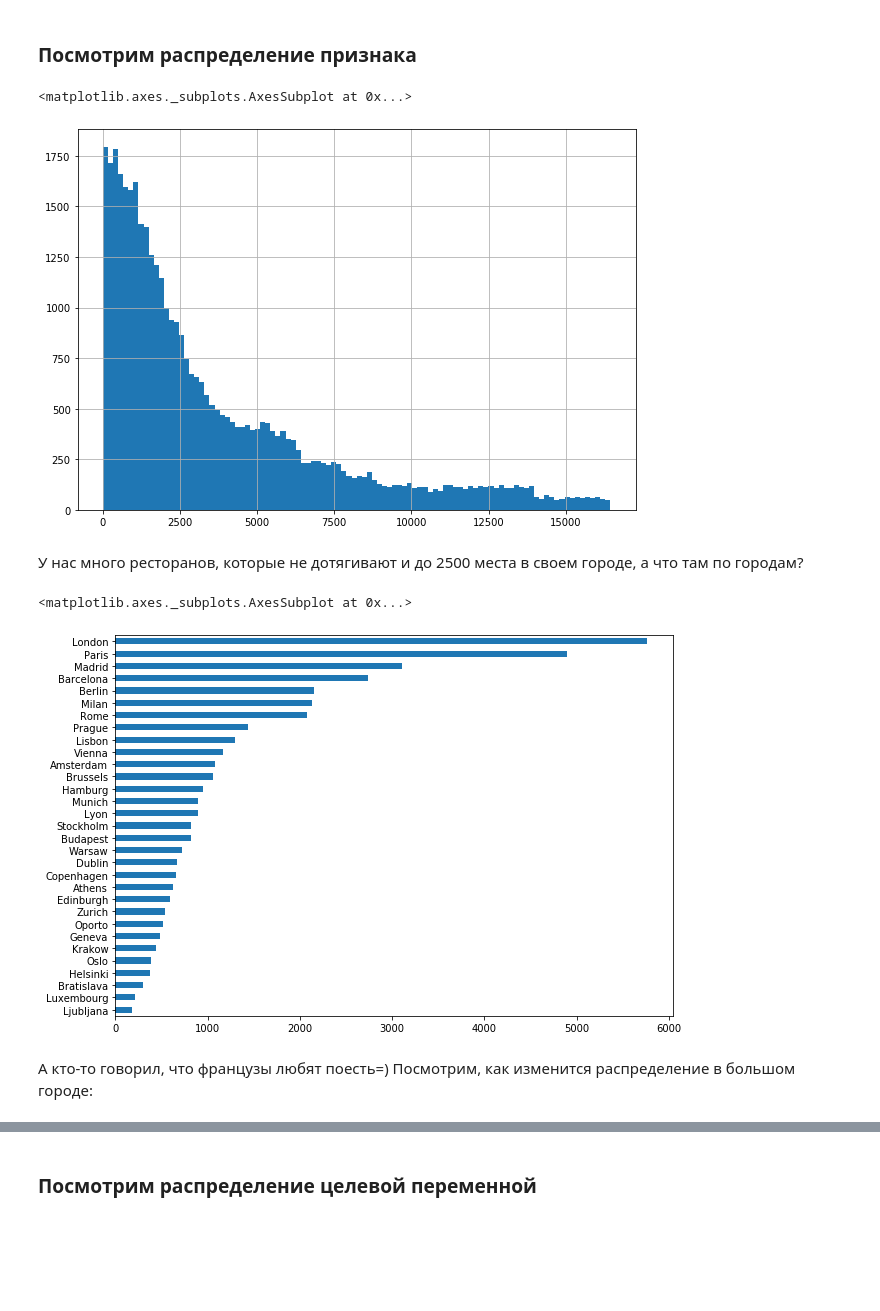
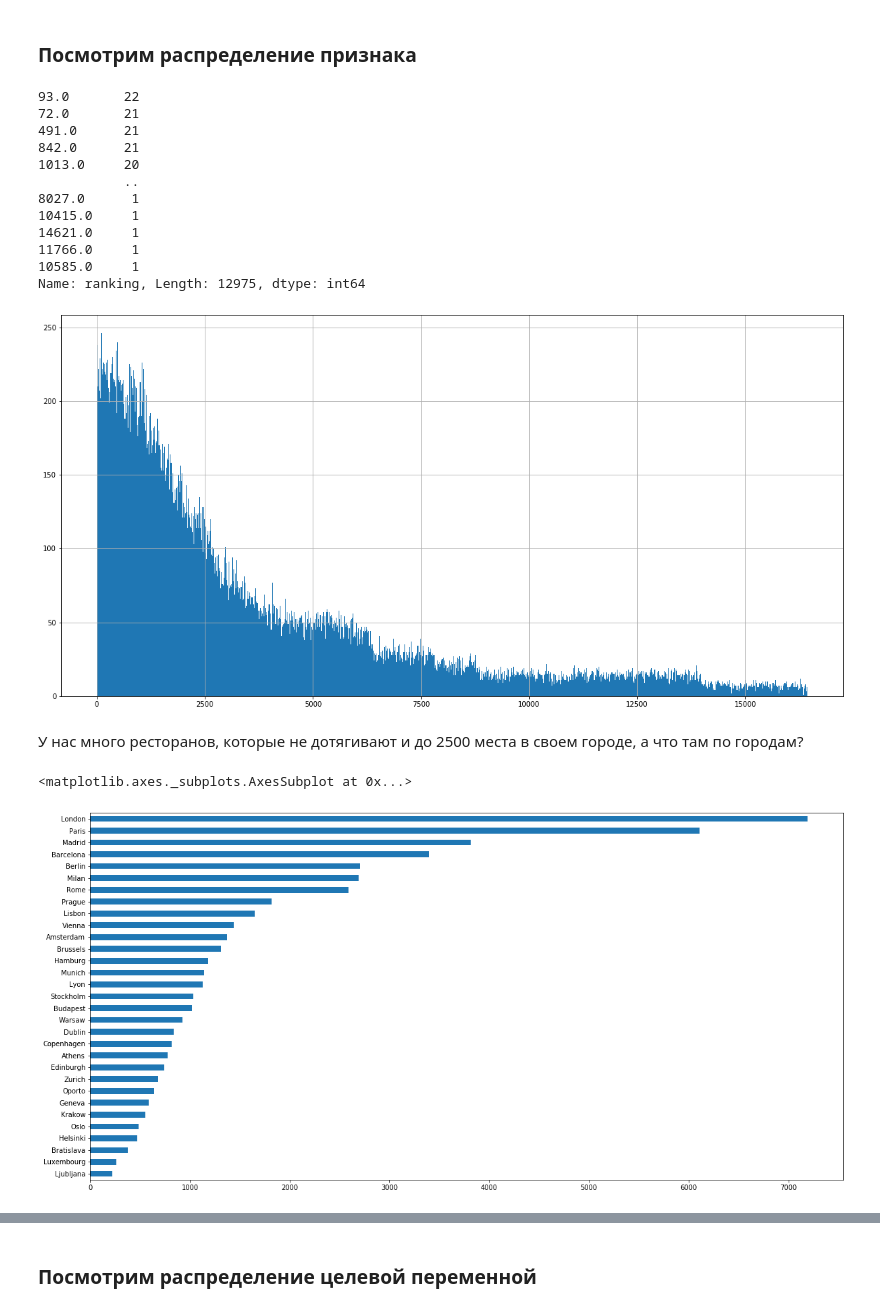
Before and after one commit to oabazhanova/oabazhanova_rep, a Jupyter notebook: module_3/baseline-sf-tripadvisor-rating-v2-7.ipynb, the cells around one changed output, grey strips where cells are left out. Drawn from its saved outputs; the diff is of its cells as text; code cells hidden in the pictures; blank space fills up the shorter version.

```diff
--- a/module_3/baseline-sf-tripadvisor-rating-v2-7.ipynb
+++ b/module_3/baseline-sf-tripadvisor-rating-v2-7.ipynb
@@ -494,6 +494,7 @@ dtype: int64
 def filter_cuisine_style(x):
     x = x.replace('[','')
     x = x.replace(']','')
+    x = x.replace("'", '')
     x = x.strip()
     x = [style.strip() for style in x.split(',')]
     x = [style for style in x if len(style) > 0]
@@ -501,6 +502,7 @@ def filter_cuisine_style(x):
 
 data['cuisine_style'] = data['cuisine_style'].apply(filter_cuisine_style)
 data_cuisine_90 = data.explode(column='cuisine_style')
-data = data.join(pd.DataFrame(mlb.fit_transform(data.pop('cuisine_style')), index=data.index, columns=mlb.classes_))
+data['cuisine_style1'] = data['cuisine_style']
+data = data.join(pd.DataFrame(mlb.fit_transform(data.pop('cuisine_style1')), index=data.index, columns=mlb.classes_))
 data
 # %% [output]
@@ -613,7 +615,7 @@ data
 3. price_range (4 уникальных значения) - преобразование в последовательные числовые значения
     - заменим последовательными числами 0,1,2,3
 # %%
-price_dict = {'0$':0,'$':1,'$$ - $$$':2,'$$$$':3,}
+price_dict = {'0$':0,'$':1,'$$ - $$$':2,'$$$$':3}
 data.price_range = data.price_range.replace(to_replace=price_dict)
 display(data.price_range.value_counts())
 data
@@ -798,5 +798,6 @@ axes.hist(data.ranking/data.city_count)
 [figure]
 # %%
 data['ranking_vs_city_count'] = data['ranking']/data['city_count']
+data['log_ranking_vs_city_count'] = np.log(data.ranking_vs_city_count)
 data
 # %% [output]
@@ -823,17 +822,27 @@ data
 # %% [markdown]
 ### Посмотрим распределение признака
 # %%
-plt.rcParams['figure.figsize'] = (10,7)
-df_train['Ranking'].hist(bins=100)
+plt.rcParams['figure.figsize'] = (20,10)
+data['ranking'].hist(bins=1000)
+data['ranking'].value_counts()
 # %% [output]
-<matplotlib.axes._subplots.AxesSubplot at 0x...>
+93.0       22
+72.0       21
+491.0      21
+842.0      21
+1013.0     20
+           ..
+8027.0      1
+10415.0     1
+14621.0     1
+11766.0     1
+10585.0     1
+Name: ranking, Length: 12975, dtype: int64
-[figure, old version]
+[figure, new version]
 # %% [markdown]
 У нас много ресторанов, которые не дотягивают и до 2500 места в своем городе, а что там по городам?
 # %%
-df_train['City'].value_counts(ascending=True).plot(kind='barh')
+data['city'].value_counts(ascending=True).plot(kind='barh')
 # %% [output]
 <matplotlib.axes._subplots.AxesSubplot at 0x...>
-[figure, old version]
+[figure, new version]
-# %% [markdown]
-А кто-то говорил, что французы любят поесть=) Посмотрим, как изменится распределение в большом городе:
```
Also changed, not shown: parts of 49 cells of this notebook, 1 other file.
